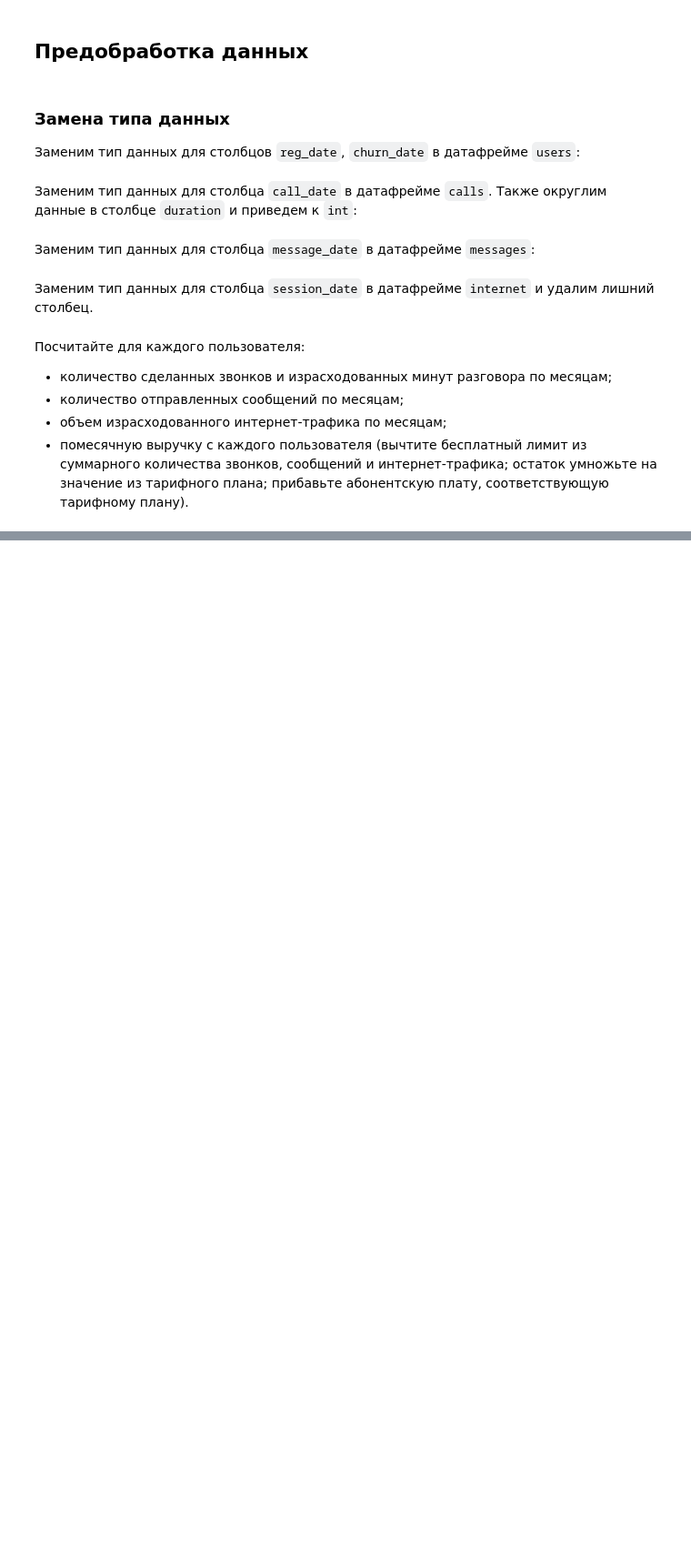
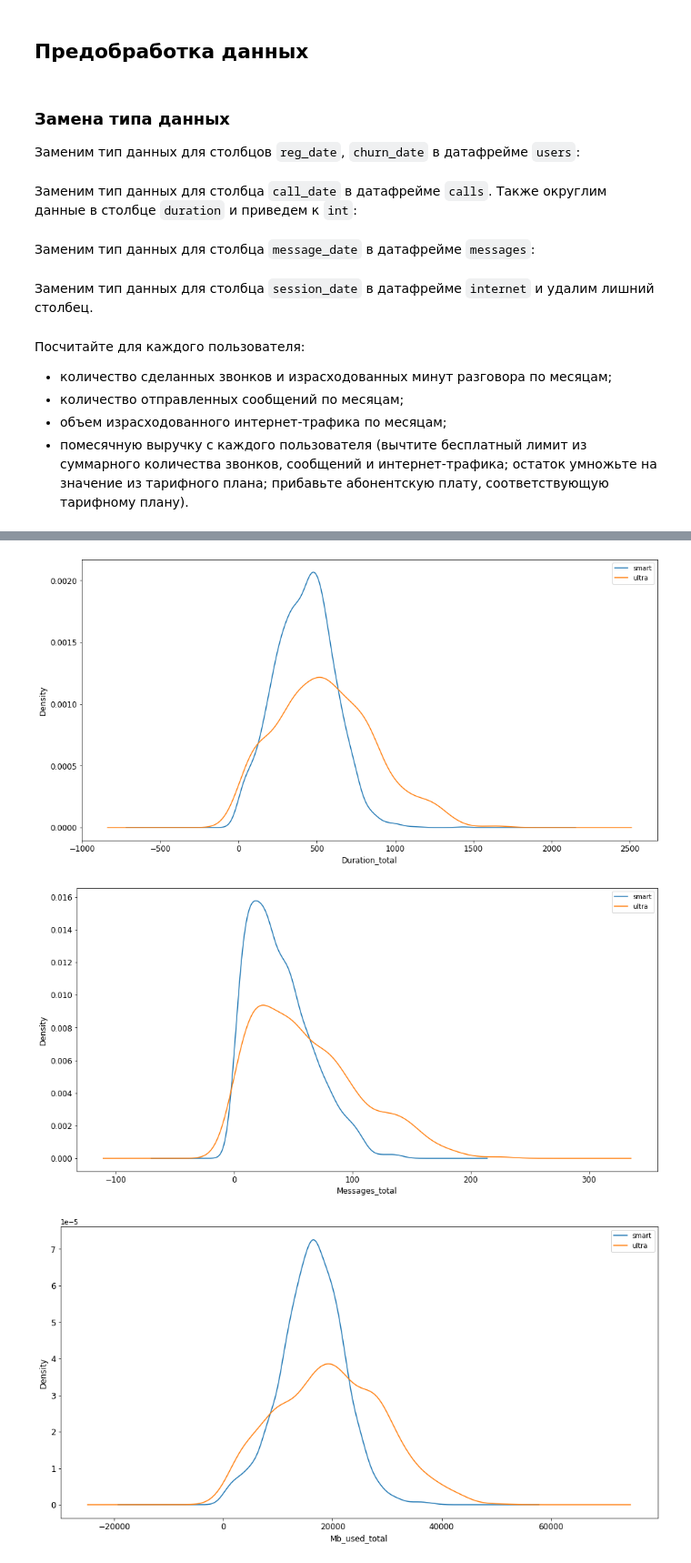
Before and after one commit to mariakyrychok/megaline, a Jupyter notebook: main.ipynb, the cells around one changed output, grey strips where cells are left out. Shown at 91% size. Cells and saved outputs as stored; diff of their text form; code cells hidden in the pictures; blank space fills up the shorter version.

```diff
--- a/main.ipynb
+++ b/main.ipynb
@@ -287,0 +362,12 @@ internet_per_month.head()
+# %%
+import matplotlib.pyplot as plt
+
+for col in cols:
+    data.groupby('tariff')[col].plot(kind='kde', figsize=(16, 8), legend=True, xlabel=col, fontsize=12)
+    plt.xlabel(col.capitalize(), fontsize=12)
+    plt.ylabel('Density', fontsize=12)
+    plt.show()
+# %% [output]
+[figure, added]
+[figure, added]
+[figure, added]
```
Also changed, not shown: parts of 19 cells of this notebook.
